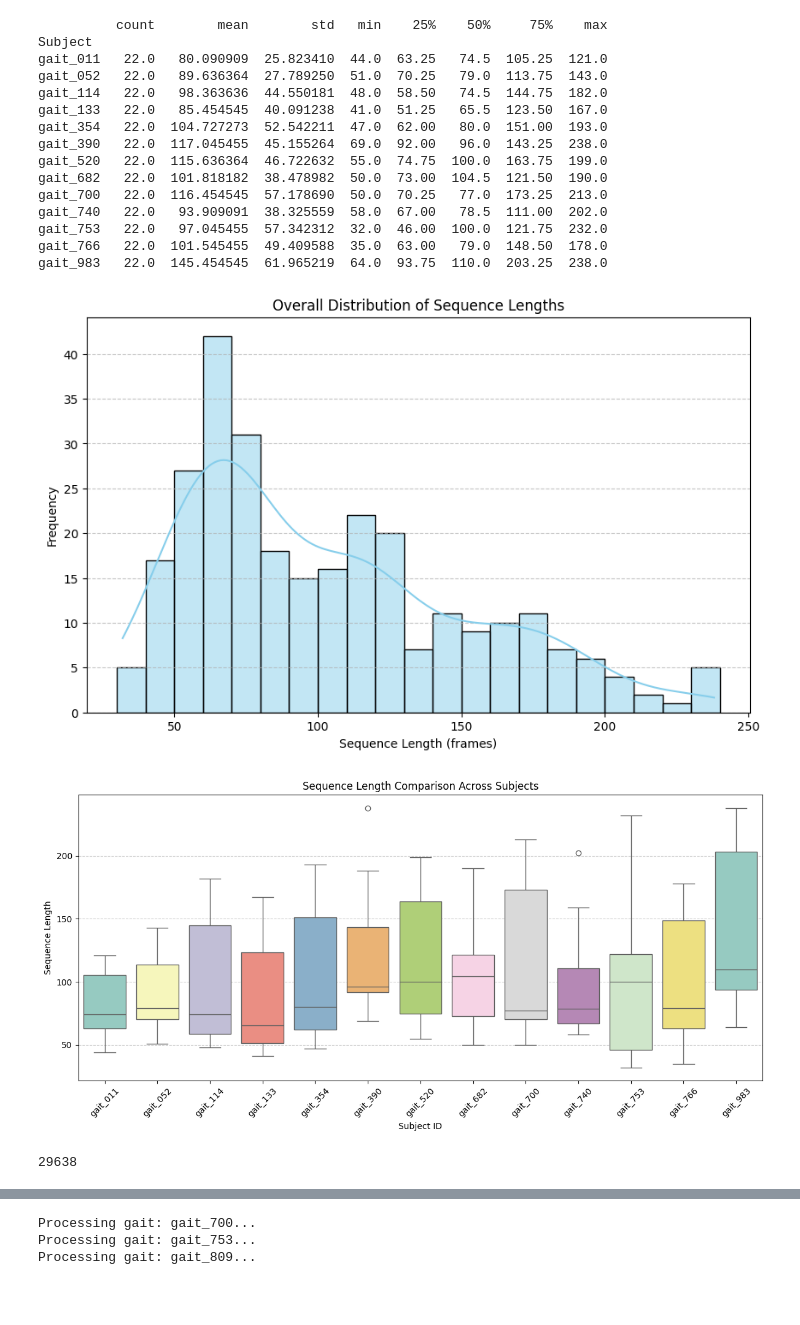
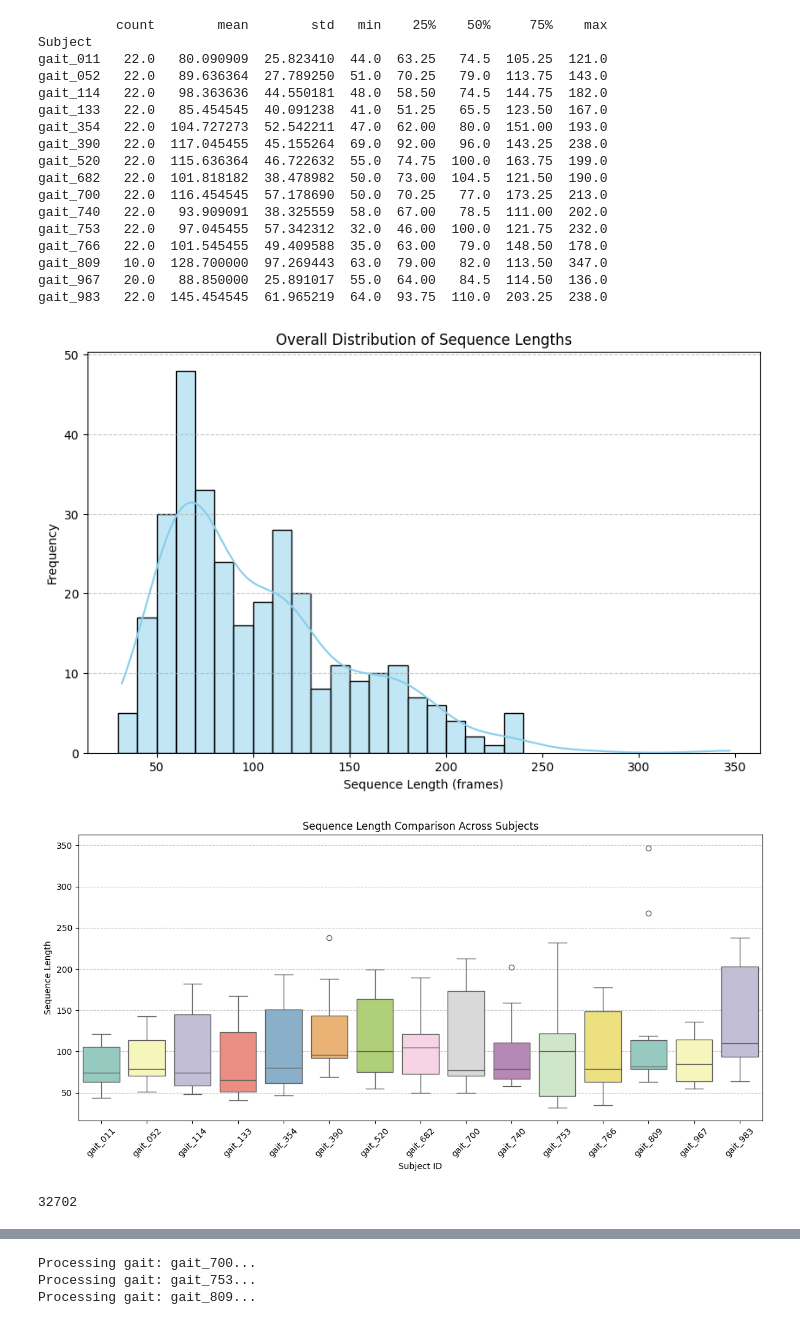
Before and after one commit to Rui1818/3d_motion_generation_cp, a Jupyter notebook: stats.ipynb, the cells around one changed output, grey strips where cells are left out. Drawn from its saved outputs; the diff is of its cells as text; code cells hidden in the pictures; blank space fills up the shorter version.

Commit message:
merge datasets

```diff
--- a/stats.ipynb
+++ b/stats.ipynb
@@ -5,7 +5,7 @@ from utils.transformation_sixd import smplx_to_6d, sixd_to_smplx
 # %%
 # openpose stats
 
-root="mydataset"
+root="final_dataset"
 i=0
 
 for gait in os.listdir(root):
@@ -50,7 +50,7 @@ gait_983 -0.6260550473117371 0.8285563456860782 -1.3666442496357192
 # %%
 # 6d stats
 
-root="mydataset"
+root="final_dataset"
 i=0
 
 for gait in os.listdir(root):
@@ -104,7 +104,7 @@ import os
 import numpy as np
 #sequence length stats
 data_dict={}
-root="mydataset"
+root="final_dataset"
 for gait in os.listdir(root):
     gait_path=os.path.join(root,gait)
     lengths=[]
@@ -175,26 +175,28 @@ gait_766 178 35
 gait_983 [106, 81, 64, 87, 228, 160, 185, 107, 107, 193, 230, 93, 113, 69, 87, 214, 204, 201, 96, 107, 238, 230]
 gait_983 238 64
 Passing `palette` without assigning `hue` is deprecated and will be removed in v0.14.0. Assign the `x` variable to `hue` and set `legend=False` for the same effect.
 
   sns.boxplot(x='Subject', y='Sequence Length', data=df, palette='Set3')
           count        mean        std   min    25%    50%     75%    max
 Subject
 gait_011   22.0   80.090909  25.823410  44.0  63.25   74.5  105.25  121.0
 gait_052   22.0   89.636364  27.789250  51.0  70.25   79.0  113.75  143.0
 gait_114   22.0   98.363636  44.550181  48.0  58.50   74.5  144.75  182.0
 gait_133   22.0   85.454545  40.091238  41.0  51.25   65.5  123.50  167.0
 gait_354   22.0  104.727273  52.542211  47.0  62.00   80.0  151.00  193.0
 gait_390   22.0  117.045455  45.155264  69.0  92.00   96.0  143.25  238.0
 gait_520   22.0  115.636364  46.722632  55.0  74.75  100.0  163.75  199.0
 gait_682   22.0  101.818182  38.478982  50.0  73.00  104.5  121.50  190.0
 gait_700   22.0  116.454545  57.178690  50.0  70.25   77.0  173.25  213.0
 gait_740   22.0   93.909091  38.325559  58.0  67.00   78.5  111.00  202.0
 gait_753   22.0   97.045455  57.342312  32.0  46.00  100.0  121.75  232.0
 gait_766   22.0  101.545455  49.409588  35.0  63.00   79.0  148.50  178.0
+gait_809   10.0  128.700000  97.269443  63.0  79.00   82.0  113.50  347.0
+gait_967   20.0   88.850000  25.891017  55.0  64.00   84.5  114.50  136.0
 gait_983   22.0  145.454545  61.965219  64.0  93.75  110.0  203.25  238.0
-[figure, old version]
+[figure, new version]
-[figure, old version]
+[figure, new version]
 # %%
 df['Sequence Length'].sum()
 # %% [output]
-29638
+32702
```
Also changed, not shown: parts of 6 cells of this notebook, 15 other files.
